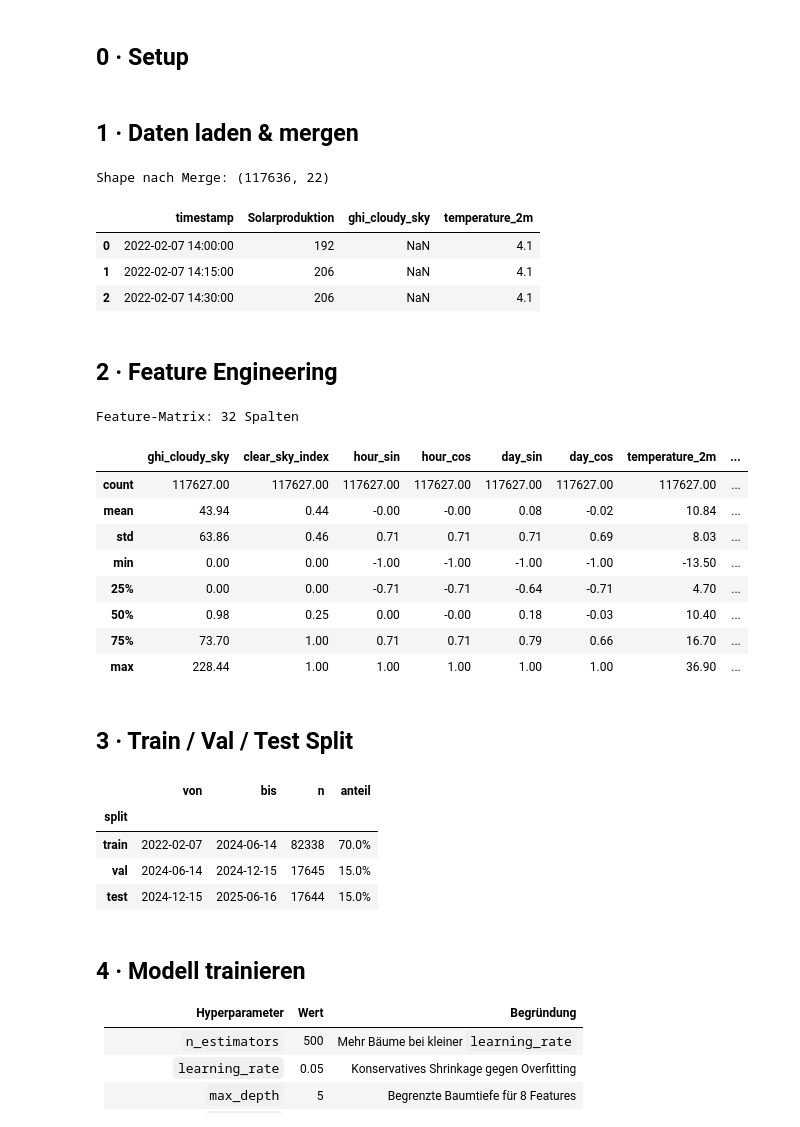
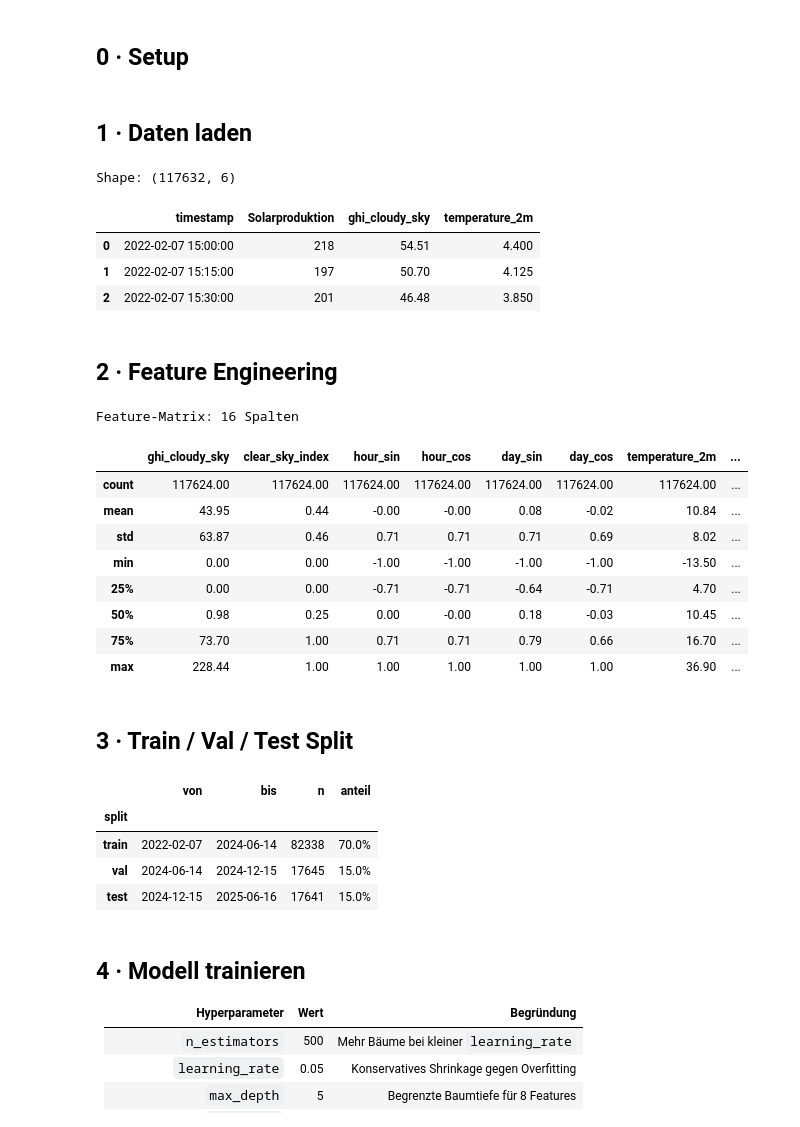
Before and after one commit to Anni075/KI-Project, a Jupyter notebook: notebooks/07_xgboost.ipynb, the cells around one changed output. Drawn from its saved outputs; the diff is of its cells as text; code cells hidden in the pictures.

```diff
--- a/notebooks/07_xgboost.ipynb
+++ b/notebooks/07_xgboost.ipynb
@@ -57,21 +54,17 @@ FEATURES_B = [
 
 plt.rcParams.update({'figure.dpi': 120, 'axes.grid': True, 'grid.alpha': 0.3})
 # %% [markdown]
-## 1 · Daten laden & mergen
+## 1 · Daten laden
 # %%
-pv_df  = load_pv_data()
-w_df   = load_weather_data()
-irr_df = load_irradiance_data()
-
-df = merge_features(pv_df, w_df, irr_df)
-print(f'Shape nach Merge: {df.shape}')
+df = load_processed_data()
+print(f'Shape: {df.shape}')
 df[['timestamp', TARGET, 'ghi_cloudy_sky', 'temperature_2m']].head(3)
 # %% [output]
-Shape nach Merge: (117636, 22)
+Shape: (117632, 6)
 |  | timestamp | Solarproduktion | ghi_cloudy_sky | temperature_2m |
-| 0 | 2022-02-07 14:00:00 | 192 | NaN | 4.1 |
-| 1 | 2022-02-07 14:15:00 | 206 | NaN | 4.1 |
-| 2 | 2022-02-07 14:30:00 | 206 | NaN | 4.1 |
+| 0 | 2022-02-07 15:00:00 | 218 | 54.51 | 4.400 |
+| 1 | 2022-02-07 15:15:00 | 197 | 50.70 | 4.125 |
+| 2 | 2022-02-07 15:30:00 | 201 | 46.48 | 3.850 |
 # %% [markdown]
 ## 2 · Feature Engineering
 # %%
@@ -81,14 +74,14 @@ df = add_irradiance_features(df)
 print(f'Feature-Matrix: {df.shape[1]} Spalten')
 df[FEATURES_B + [TARGET]].dropna().describe().round(2)
 # %% [output]
-Feature-Matrix: 32 Spalten
+Feature-Matrix: 16 Spalten
 |  | ghi_cloudy_sky | clear_sky_index | hour_sin | hour_cos | day_sin | day_cos | temperature_2m | ... |
-| count | 117627.00 | 117627.00 | 117627.00 | 117627.00 | 117627.00 | 117627.00 | 117627.00 | ... |
-| mean | 43.94 | 0.44 | -0.00 | -0.00 | 0.08 | -0.02 | 10.84 | ... |
-| std | 63.86 | 0.46 | 0.71 | 0.71 | 0.71 | 0.69 | 8.03 | ... |
+| count | 117624.00 | 117624.00 | 117624.00 | 117624.00 | 117624.00 | 117624.00 | 117624.00 | ... |
+| mean | 43.95 | 0.44 | -0.00 | -0.00 | 0.08 | -0.02 | 10.84 | ... |
+| std | 63.87 | 0.46 | 0.71 | 0.71 | 0.71 | 0.69 | 8.02 | ... |
 | min | 0.00 | 0.00 | -1.00 | -1.00 | -1.00 | -1.00 | -13.50 | ... |
 | 25% | 0.00 | 0.00 | -0.71 | -0.71 | -0.64 | -0.71 | 4.70 | ... |
-| 50% | 0.98 | 0.25 | 0.00 | -0.00 | 0.18 | -0.03 | 10.40 | ... |
+| 50% | 0.98 | 0.25 | 0.00 | -0.00 | 0.18 | -0.03 | 10.45 | ... |
 | 75% | 73.70 | 1.00 | 0.71 | 0.71 | 0.79 | 0.66 | 16.70 | ... |
 | max | 228.44 | 1.00 | 1.00 | 1.00 | 1.00 | 1.00 | 36.90 | ... |
 # %% [markdown]
@@ -106,7 +99,7 @@ split_summary(train, val, test)
 | split |  |  |  |  |
 | train | 2022-02-07 | 2024-06-14 | 82338 | 70.0% |
 | val | 2024-06-14 | 2024-12-15 | 17645 | 15.0% |
-| test | 2024-12-15 | 2025-06-16 | 17644 | 15.0% |
+| test | 2024-12-15 | 2025-06-16 | 17641 | 15.0% |
 # %% [markdown]
 ## 4 · Modell trainieren
 
```
Also changed, not shown: parts of 8 cells of this notebook, 1 other file.
